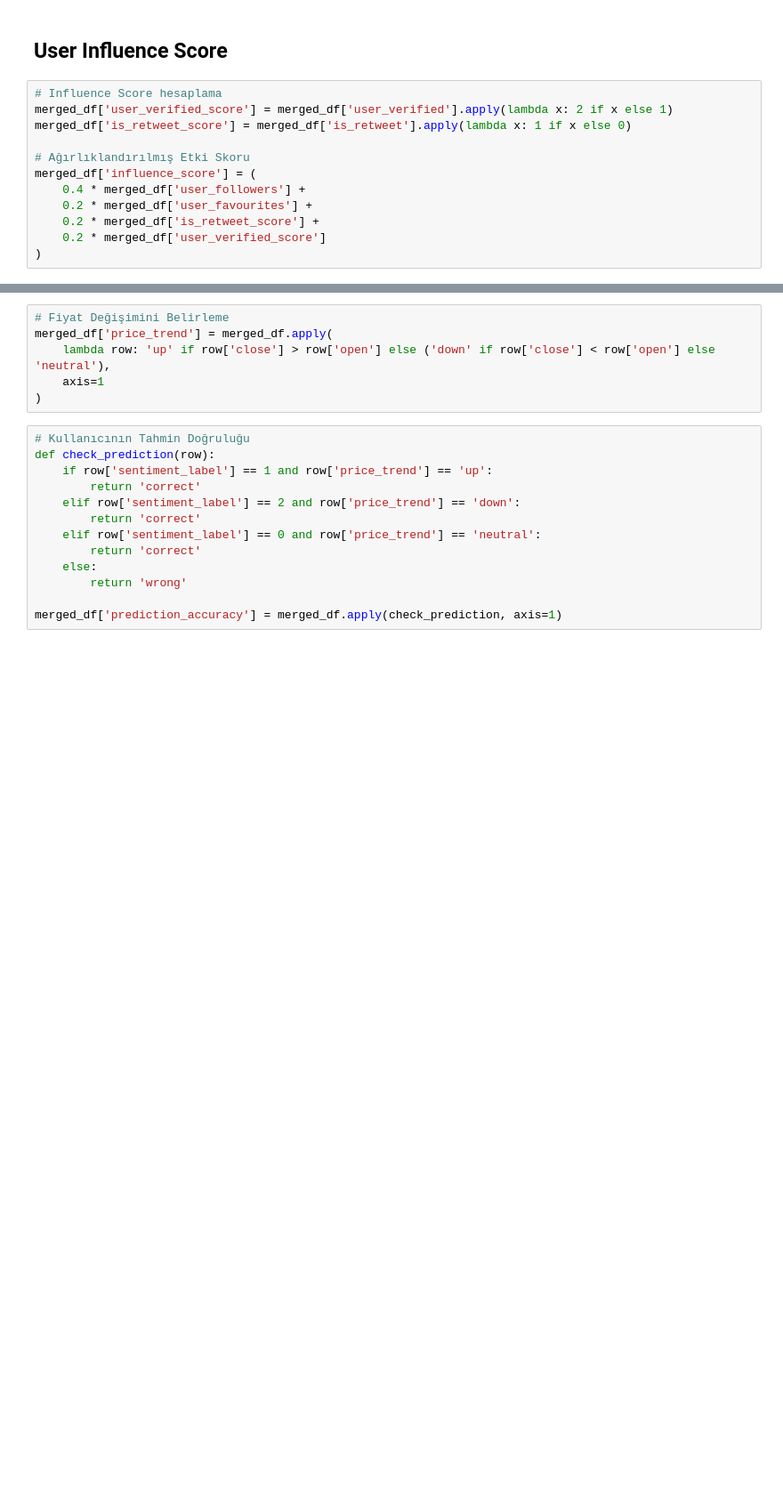
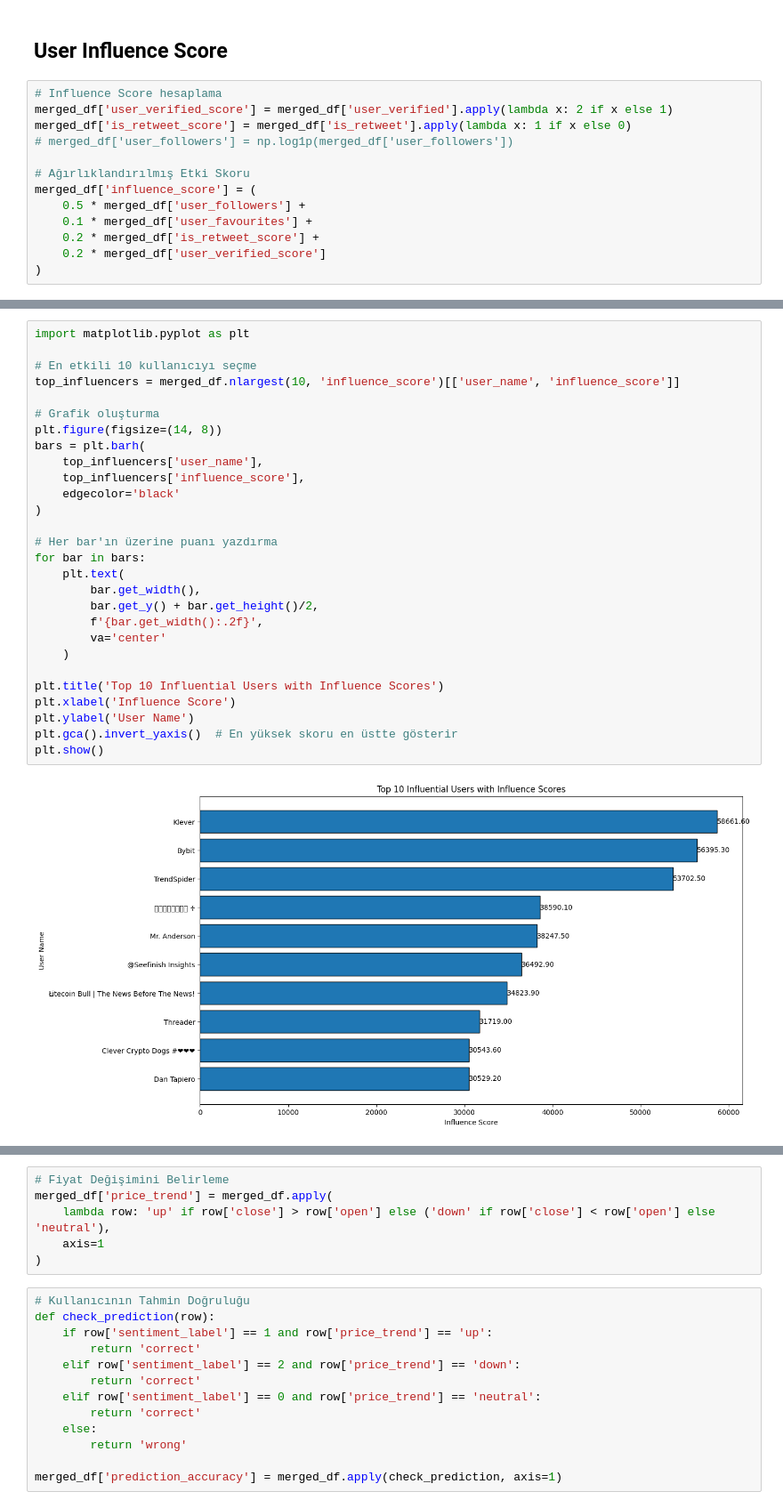
Before and after one commit to EudaLabs/investor-sentiments, a Jupyter notebook: bitcoin_tweet.ipynb, the cells around one changed output, grey strips where cells are left out. Shown: that part at 89% size. Saved outputs shown, nothing was run; the diff lists cells and outputs as text; blank space fills up the shorter version.

```diff
--- a/bitcoin_tweet.ipynb
+++ b/bitcoin_tweet.ipynb
@@ -387,11 +375,12 @@ KeyError: 'week'
 # Influence Score hesaplama
 merged_df['user_verified_score'] = merged_df['user_verified'].apply(lambda x: 2 if x else 1)
 merged_df['is_retweet_score'] = merged_df['is_retweet'].apply(lambda x: 1 if x else 0)
+# merged_df['user_followers'] = np.log1p(merged_df['user_followers'])
 
 # Ağırlıklandırılmış Etki Skoru
 merged_df['influence_score'] = (
-    0.4 * merged_df['user_followers'] +
-    0.2 * merged_df['user_favourites'] +
+    0.5 * merged_df['user_followers'] +
+    0.1 * merged_df['user_favourites'] +
     0.2 * merged_df['is_retweet_score'] +
     0.2 * merged_df['user_verified_score']
 )
@@ -425 +404,31 @@ plt.show()
+# %%
+import matplotlib.pyplot as plt
+
+# En etkili 10 kullanıcıyı seçme
+top_influencers = merged_df.nlargest(10, 'influence_score')[['user_name', 'influence_score']]
+
+# Grafik oluşturma
+plt.figure(figsize=(14, 8))
+bars = plt.barh(
+    top_influencers['user_name'],
+    top_influencers['influence_score'],
+    edgecolor='black'
+)
+
+# Her bar'ın üzerine puanı yazdırma
+for bar in bars:
+    plt.text(
+        bar.get_width(),
+        bar.get_y() + bar.get_height()/2,
+        f'{bar.get_width():.2f}',
+        va='center'
+    )
+
+plt.title('Top 10 Influential Users with Influence Scores')
+plt.xlabel('Influence Score')
+plt.ylabel('User Name')
+plt.gca().invert_yaxis()  # En yüksek skoru en üstte gösterir
+plt.show()
+# %% [output]
+[figure, added]
 # %% [markdown]
```
Also changed, not shown: parts of 40 cells of this notebook.
